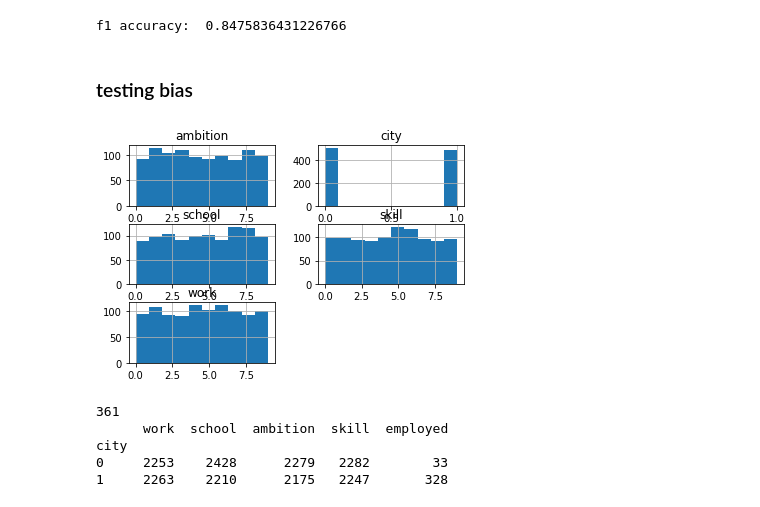
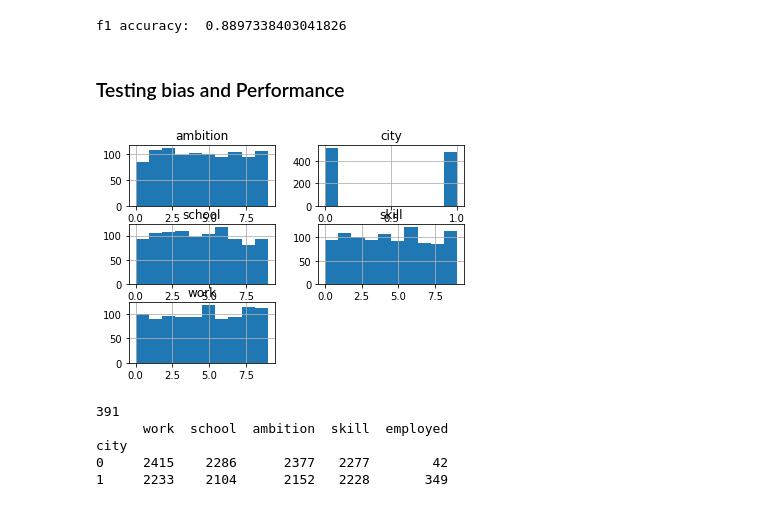
Before and after one commit to AliaElKattan/survivalofthebestfit, a Jupyter notebook: data-engineering/biased-data-gen.ipynb, the cells around one changed output. Cells and saved outputs as stored; diff of their text form; code cells hidden in the pictures.

```diff
--- a/data-engineering/biased-data-gen.ipynb
+++ b/data-engineering/biased-data-gen.ipynb
@@ -178,11 +65,14 @@ plt.show()
 fuzz_min = 99
 fuzz_max = 101
 
+# decide whether person was employed based on threshold and small fuzzing
 yellow_group['empl'] = np.where((yellow_group['school'] + yellow_group['work'] + yellow_group['skill'] + yellow_group['ambition']) * np.random.randint(fuzz_min, fuzz_max, size=len(yellow_group)) // 90 > 16, 1, 0)
-blue_group['empl'] = np.where((blue_group['school'] + blue_group['work'] + blue_group['skill'] + blue_group['ambition']) * np.random.randint(fuzz_min, fuzz_max, size=len(blue_group)) // 90 > 32, 1, 0)
+blue_group['empl'] = np.where((blue_group['school'] + blue_group['work'] + blue_group['skill'] + blue_group['ambition']) * np.random.randint(fuzz_min, fuzz_max, size=len(blue_group)) // 90 > 25, 1, 0)
 
 print(yellow_group['empl'].mean())
+print(yellow_group['empl'].sum())
 print(yellow_group.head())
 print(blue_group['empl'].mean())
+print(blue_group['empl'].sum())
 print(blue_group.head())
 # %% [output]
@@ -204,4 +96,4 @@ print(blue_group.head())
 # concat and shuffling rows
 blue_size = int(group_size//2)
 less_blue_group = blue_group[:blue_size]
-df = pd.concat([less_blue_group, yellow_group], ignore_index=True, sort=False).sample(frac=1).reset_index(drop=True)
+cvData = pd.concat([less_blue_group, yellow_group], ignore_index=True, sort=False).sample(frac=1).reset_index(drop=True)
@@ -222,5 +100,5 @@ with open(path, 'w') as outfile:
 # %%
-train, test = train_test_split(df, test_size=0.2)
+train, test = train_test_split(cvData, test_size=0.2)
 
 train_x = train.drop(['name', 'color', 'empl'], axis='columns')
 train_y = train['empl']
@@ -232,18 +110,24 @@ clf.fit(train_x, train_y)
 predictions_test = clf.predict(test_x)
 print('f1 accuracy: ', f1_score(predictions_test, test_y))
 # %% [output]
-f1 accuracy:  0.8475836431226766
+f1 accuracy:  0.8897338403041826
 # %% [markdown]
-### testing bias
+### Testing bias and Performance
 # %%
-work = np.random.randint(mini, maxi, group_size)
-school = np.random.randint(mini, maxi, group_size)
-ambition = np.random.randint(mini, maxi, group_size)
-skill = np.random.randint(mini, maxi, group_size)
-city = np.random.randint(0, 2, group_size)
+def run_test(minimum, maximum):
+    work = np.random.randint(minimum, maximum, test_group_size)
+    school = np.random.randint(minimum, maximum, test_group_size)
+    ambition = np.random.randint(minimum, maximum, test_group_size)
+    skill = np.random.randint(minimum, maximum, test_group_size)
+    city = np.random.randint(0, 2, test_group_size)
 
-test_group = pd.DataFrame({'city': city, 'work': work, 'school': school, 'ambition': ambition, 'skill': skill})
-test_group.hist()
-plt.show()
+    test_data = pd.DataFrame({'city': city, 'work': work, 'school': school, 'ambition': ambition, 'skill': skill})
+    test_data.hist()
+    plt.show()
+    pred = clf.predict(test_data)
+    test_data['employed'] = pred
+    print(pred.sum())
+    test_data.head()
+    print(test_data.groupby(['city']).sum())
+
+    return test_data
-# %% [output]
-[figure, removed]
@@ -253,10 +134,10 @@ test_group['employed'] = pred
-# %%
-print(pred.sum())
-test_group.head()
-print(test_group.groupby(['city']).sum())
-# %% [output]
-361
-      work  school  ambition  skill  employed
-city
-0     2253    2428      2279   2282        33
-1     2263    2210      2175   2247       328
+# %%
+# To see if there is bias against city, when equally qualified people in the two cities
+equalCvTestData = run_test(mini, maxi)
+# %% [output]
+[figure, added]
+391
+      work  school  ambition  skill  employed
+city
+0     2415    2286      2377   2277        42
+1     2233    2104      2152   2228       349
```
Also changed, not shown: parts of 12 cells of this notebook, 17 other files.
